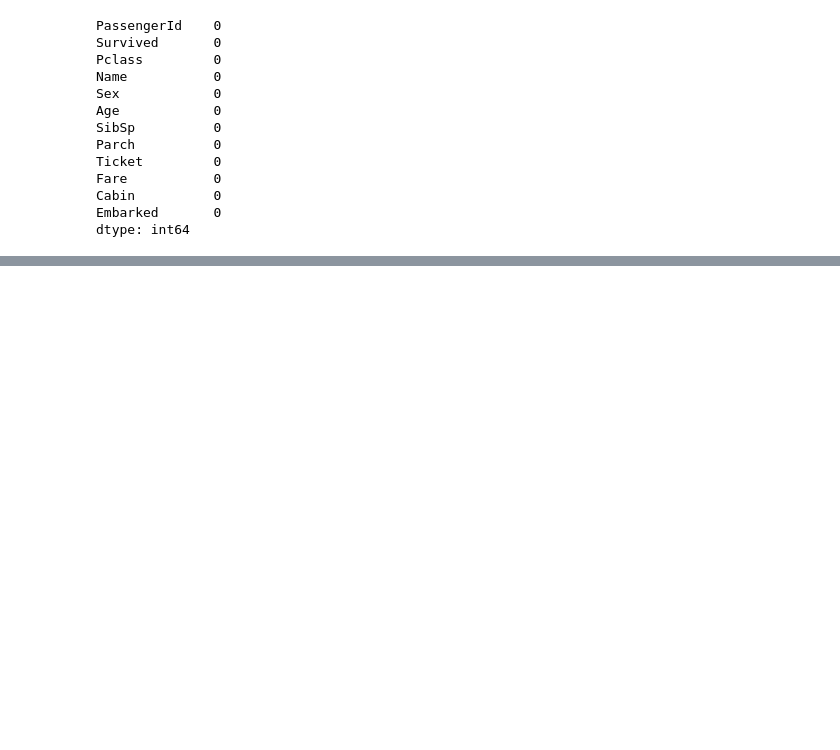
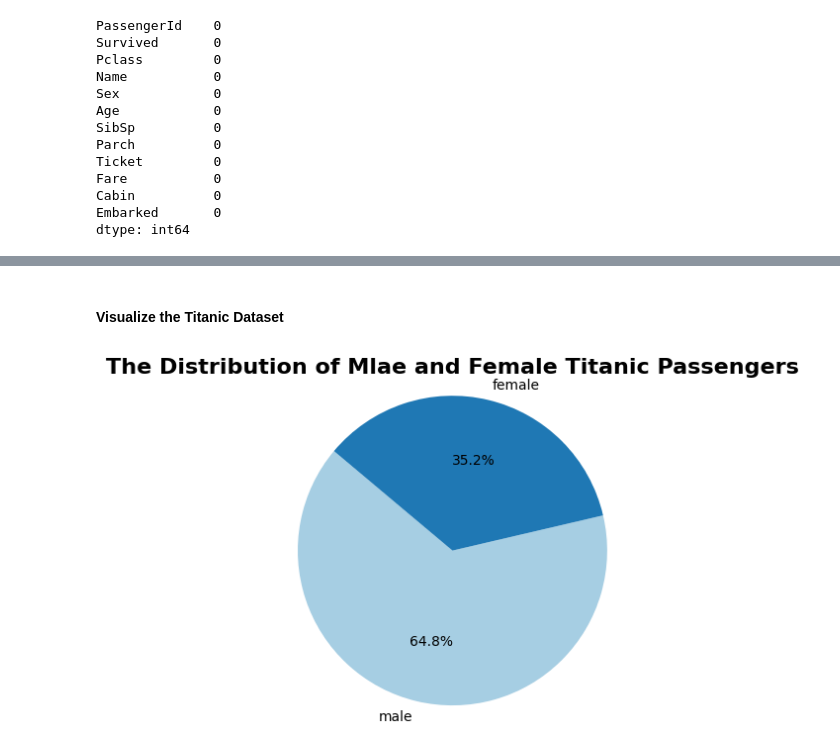
Before and after one commit to Raihana-Hashimi/AI-DataScience-Course-Assignments-, a Jupyter notebook: AI& Data Science Course Assignments/titanic_dataset_assignment.ipynb, the cells around one changed output, grey strips where cells are left out. Drawn from its saved outputs; the diff is of its cells as text; code cells hidden in the pictures; blank space fills up the shorter version.

```diff
--- a/AI& Data Science Course Assignments/titanic_dataset_assignment.ipynb
+++ b/AI& Data Science Course Assignments/titanic_dataset_assignment.ipynb
@@ -149,0 +318,20 @@ dtype: int64
+# %% [markdown]
+#### Visualize the Titanic Dataset
+# %%
+# Creating a pie chart to visualize the distribution of male and female passengers aboard the Titanic.
+# Count the number of male and female passengers
+sex_distribution = data['Sex'].value_counts()
+
+# Create a pie chart
+plt.figure(figsize=(4, 4))  # Set the figure size
+plt.pie(sex_distribution, labels=sex_distribution.index, autopct='%1.1f%%', startangle=140, colors=plt.cm.Paired.colors)
+
+# Add a title
+plt.title('The Distribution of Mlae and Female Titanic Passengers', fontsize=16, fontweight='bold')
+
+# Show the plot
+plt.axis('equal')
+plt.tight_layout()
+plt.show()
+# %% [output]
+[figure, added]
```
Also changed, not shown: parts of 15 cells of this notebook.
